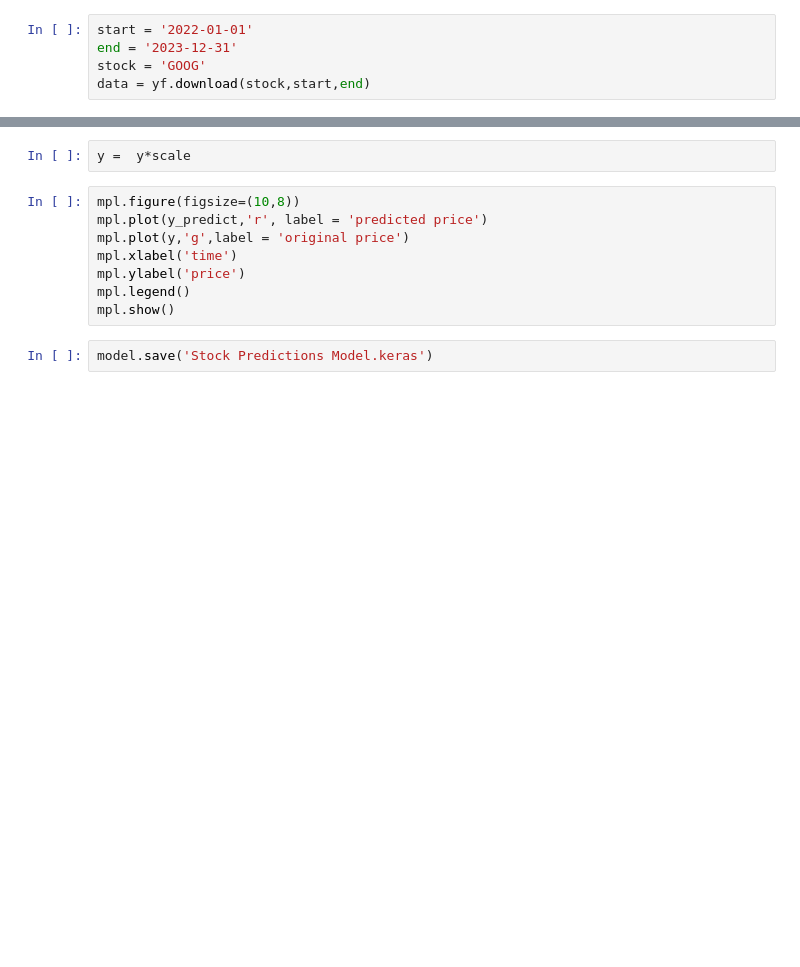
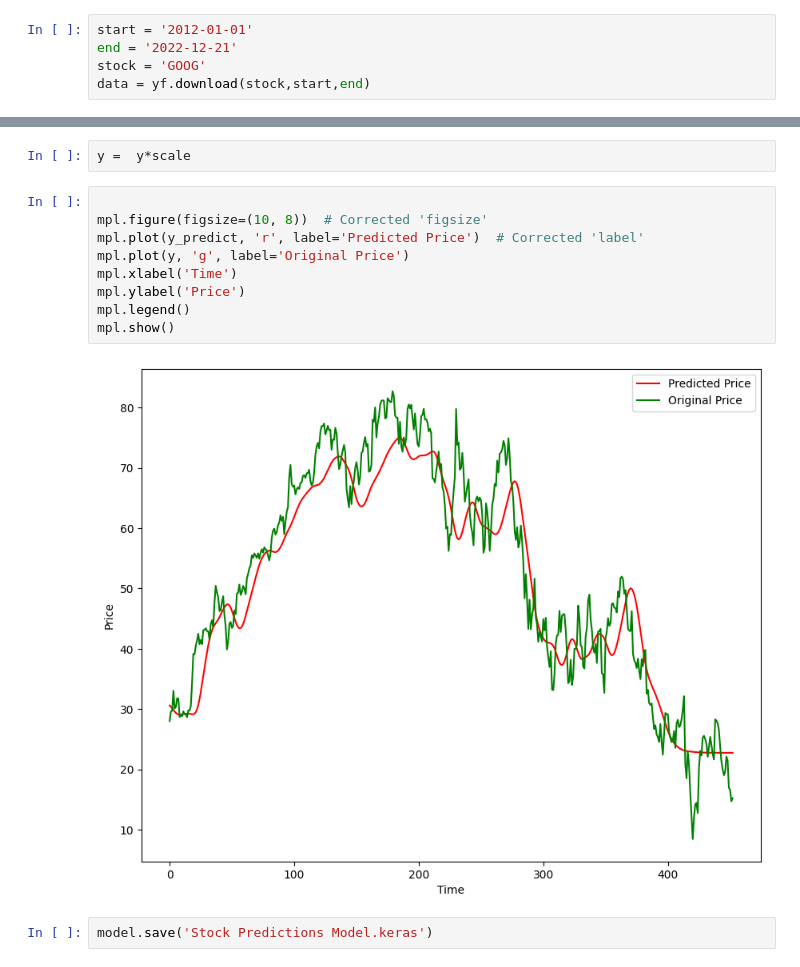
Before and after one commit to GJmaniya/-Stock-Price-Prediction, a Jupyter notebook: pro.ipynb, the cells around one changed output, grey strips where cells are left out. Drawn from its saved outputs; the diff is of its cells as text; blank space fills up the shorter version.

```diff
--- a/pro.ipynb
+++ b/pro.ipynb
@@ -4,7 +4,7 @@ import pandas as pd
 import yfinance as yf
 import matplotlib.pyplot as mpl
 # %%
-start = '2022-01-01'
-end = '2023-12-31'
+start = '2012-01-01'
+end = '2022-12-21'
 stock = 'GOOG'
 data = yf.download(stock,start,end)
@@ -92,12 +161,15 @@ y_predict = y_predict*scale
 # %%
 y =  y*scale
 # %%
-mpl.figure(figsize=(10,8))
-mpl.plot(y_predict,'r', label = 'predicted price')
-mpl.plot(y,'g',label = 'original price')
-mpl.xlabel('time')
-mpl.ylabel('price')
+
+mpl.figure(figsize=(10, 8))  # Corrected 'figsize'
+mpl.plot(y_predict, 'r', label='Predicted Price')  # Corrected 'label'
+mpl.plot(y, 'g', label='Original Price')
+mpl.xlabel('Time')
+mpl.ylabel('Price')
 mpl.legend()
 mpl.show()
+# %% [output]
+[figure, added]
 # %%
 model.save('Stock Predictions Model.keras')
```
Also changed, not shown: parts of 9 cells of this notebook.
